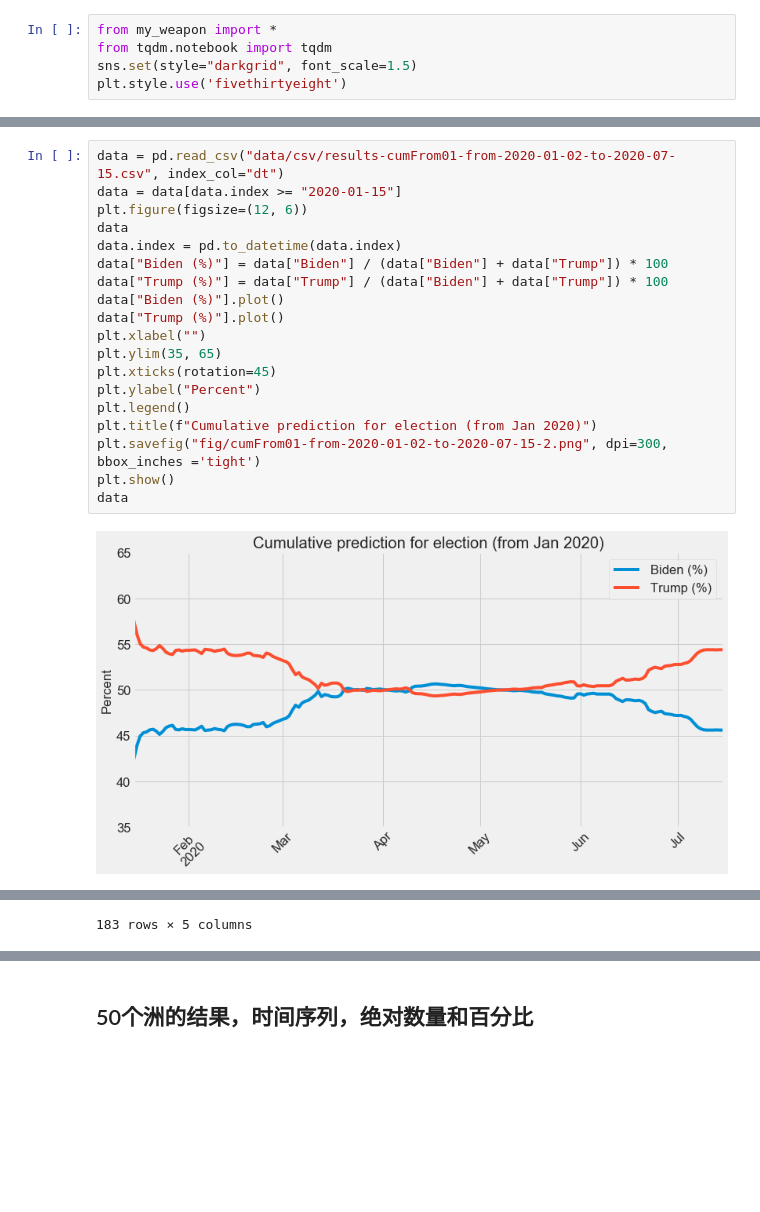
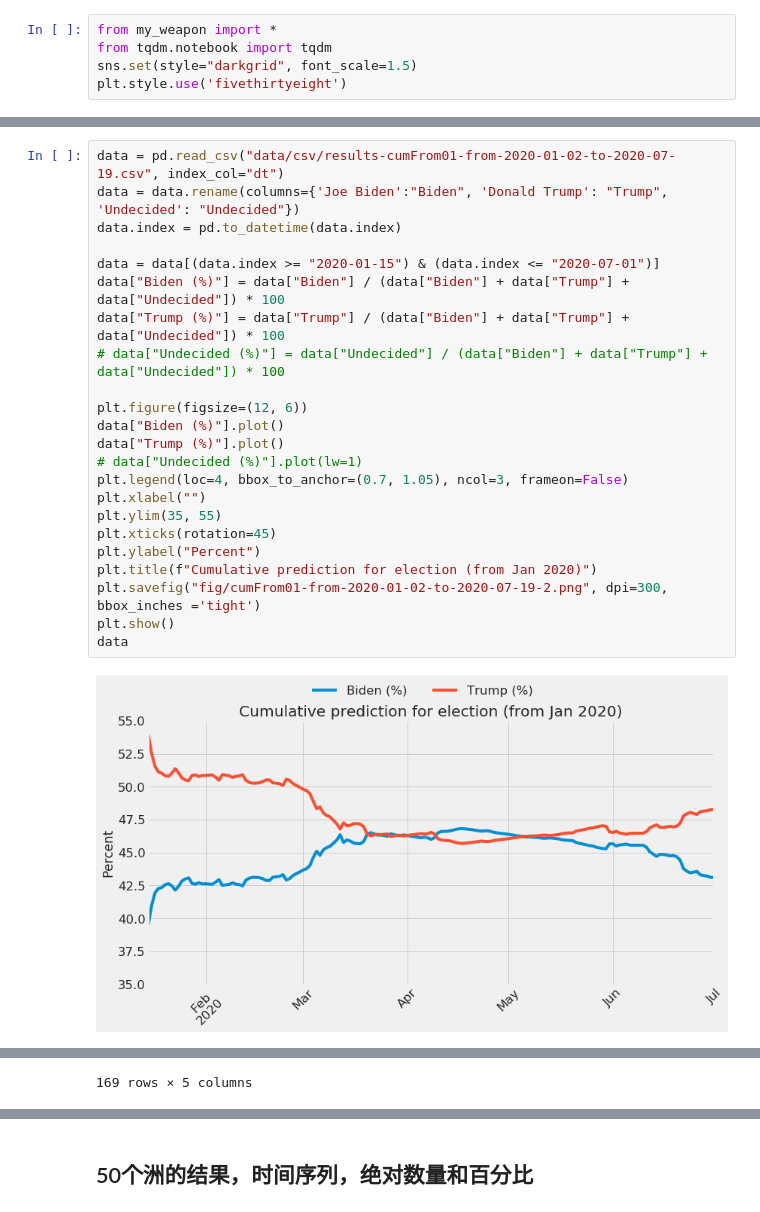
Before and after one commit to kayzhou/US_election, a Jupyter notebook: plots_paper.ipynb, the cells around one changed output, grey strips where cells are left out. Cells and saved outputs as stored; diff of their text form; blank space fills up the shorter version.

```diff
--- a/plots_paper.ipynb
+++ b/plots_paper.ipynb
@@ -105,23 +150,27 @@ data
 # %%
-data = pd.read_csv("data/csv/results-cumFrom01-from-2020-01-02-to-2020-07-15.csv", index_col="dt")
-data = data[data.index >= "2020-01-15"]
+data = pd.read_csv("data/csv/results-cumFrom01-from-2020-01-02-to-2020-07-19.csv", index_col="dt")
+data = data.rename(columns={'Joe Biden':"Biden", 'Donald Trump': "Trump", 'Undecided': "Undecided"})
+data.index = pd.to_datetime(data.index)
+
+data = data[(data.index >= "2020-01-15") & (data.index <= "2020-07-01")]
+data["Biden (%)"] = data["Biden"] / (data["Biden"] + data["Trump"] + data["Undecided"]) * 100
+data["Trump (%)"] = data["Trump"] / (data["Biden"] + data["Trump"] + data["Undecided"]) * 100
+# data["Undecided (%)"] = data["Undecided"] / (data["Biden"] + data["Trump"] + data["Undecided"]) * 100
+
 plt.figure(figsize=(12, 6))
-data
-data.index = pd.to_datetime(data.index)
-data["Biden (%)"] = data["Biden"] / (data["Biden"] + data["Trump"]) * 100
-data["Trump (%)"] = data["Trump"] / (data["Biden"] + data["Trump"]) * 100
 data["Biden (%)"].plot()
 data["Trump (%)"].plot()
+# data["Undecided (%)"].plot(lw=1)
+plt.legend(loc=4, bbox_to_anchor=(0.7, 1.05), ncol=3, frameon=False)
 plt.xlabel("")
-plt.ylim(35, 65)
+plt.ylim(35, 55)
 plt.xticks(rotation=45)
 plt.ylabel("Percent")
-plt.legend()
 plt.title(f"Cumulative prediction for election (from Jan 2020)")
-plt.savefig("fig/cumFrom01-from-2020-01-02-to-2020-07-15-2.png", dpi=300, bbox_inches ='tight')
+plt.savefig("fig/cumFrom01-from-2020-01-02-to-2020-07-19-2.png", dpi=300, bbox_inches ='tight')
 plt.show()
 data
 # %% [output]
-[figure, old version]
+[figure, new version]
 |  | Biden | Trump | Undecided | Biden (%) | Trump (%) |
 | dt |  |  |  |  |  |
@@ -139 +188 @@ data
-183 rows × 5 columns
+169 rows × 5 columns
```
Also changed, not shown: parts of 15 cells of this notebook, 1 other file.
